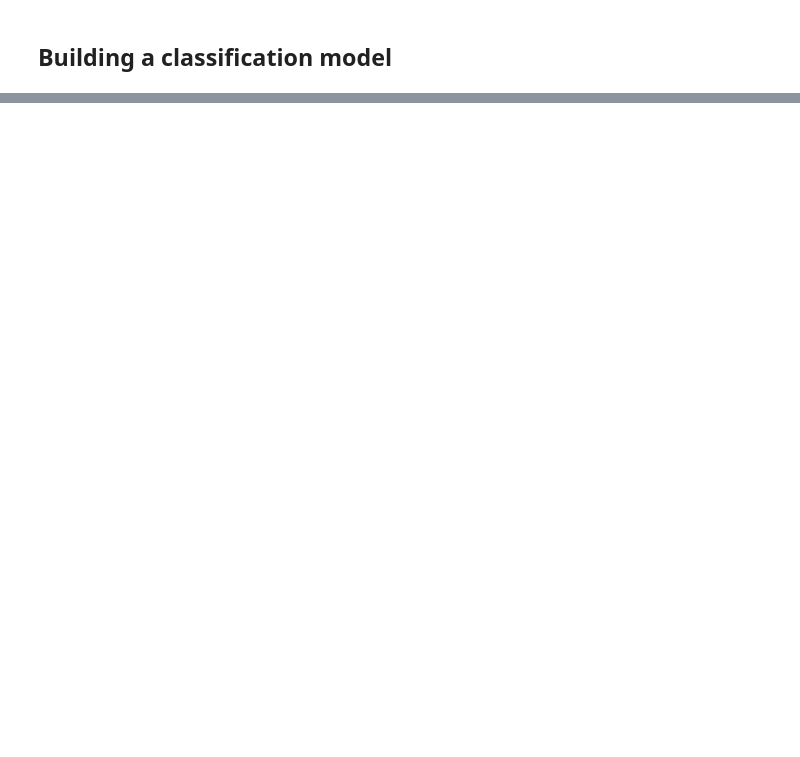
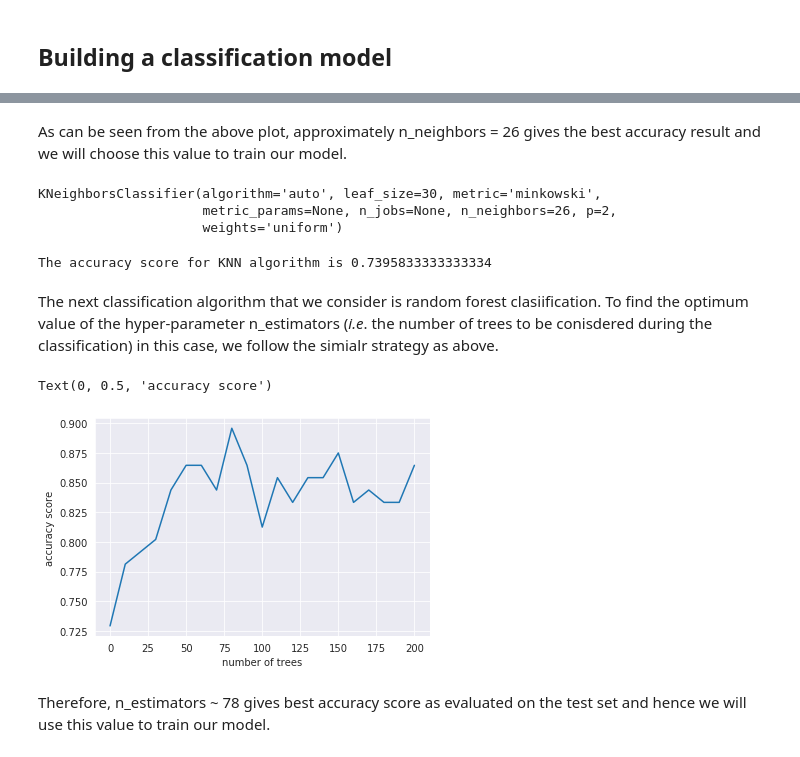
Before and after one commit to nabanitarimpi/Student-Performance-Analysis, a Jupyter notebook: education_project.ipynb, the cells around one changed output, grey strips where cells are left out. Cells and saved outputs as stored; diff of their text form; code cells hidden in the pictures; blank space fills up the shorter version.

Commit message:
evaluation of model

```diff
--- a/education_project.ipynb
+++ b/education_project.ipynb
@@ -374,0 +297,3 @@ X.head()
+# %%
+X = edu_df.drop('Class', axis=1)
+X.head()
@@ -397,0 +342,15 @@ X_train.shape, X_test.shape
+# %%
+# consider n_neighbors in the range (1,50)
+n_neighbors = range(50)
+accuracy_list = []
+
+for n in n_neighbors:
+    knn = KNeighborsClassifier(n_neighbors=n+1)
+    # fit on the training set
+    knn.fit(X_train, y_train)
+    # predict on the test set
+    pred = knn.predict(X_test)
+    # calculate the accuracy score on the test set
+    accuracy = accuracy_score(y_test, pred)
+    # store the value
+    accuracy_list.append(accuracy)
@@ -397,0 +364,41 @@ X_train.shape, X_test.shape
+# %% [markdown]
+As can be seen from the above plot, approximately n_neighbors = 26 gives the best accuracy result and we will choose this value to train our model.
+# %%
+knn = KNeighborsClassifier(n_neighbors=26)
+knn.fit(X_train, y_train)
+# %% [output]
+KNeighborsClassifier(algorithm='auto', leaf_size=30, metric='minkowski',
+                     metric_params=None, n_jobs=None, n_neighbors=26, p=2,
+                     weights='uniform')
+# %%
+knn_pred = knn.predict(X_test)
+knn_accuracy = accuracy_score(y_true=y_test, y_pred=knn_pred)
+print("The accuracy score for KNN algorithm is {}".format(knn_accuracy))
+# %% [output]
+The accuracy score for KNN algorithm is 0.7395833333333334
+# %% [markdown]
+The next classification algorithm that we consider is random forest clasiification. To find the optimum value of the hyper-parameter n_estimators (*i.e*. the number of trees to be conisdered during the classification) in this case, we follow the simialr strategy as above.
+# %%
+# consider n_estimators in the range (10,200)
+n_estimators = range(0,210,10)
+accuracy_list = []
+
+for n in n_estimators:
+    rf = RandomForestClassifier(n_estimators=n+1)
+    # fit on the training set
+    rf.fit(X_train, y_train)
+    # predict on the test set
+    pred = rf.predict(X_test)
+    # calculate the accuracy score on the test set
+    accuracy = accuracy_score(y_test, pred)
+    # store the value
+    accuracy_list.append(accuracy)
+# %%
+plt.plot(range(0,210,10), accuracy_list)
+plt.xlabel('number of trees')
+plt.ylabel('accuracy score')
+# %% [output]
+Text(0, 0.5, 'accuracy score')
+[figure, added]
+# %% [markdown]
+Therefore, n_estimators ~ 78 gives best accuracy score as evaluated on the test set and hence we will use this value to train our model.
```
Also changed, not shown: parts of 41 cells of this notebook.
